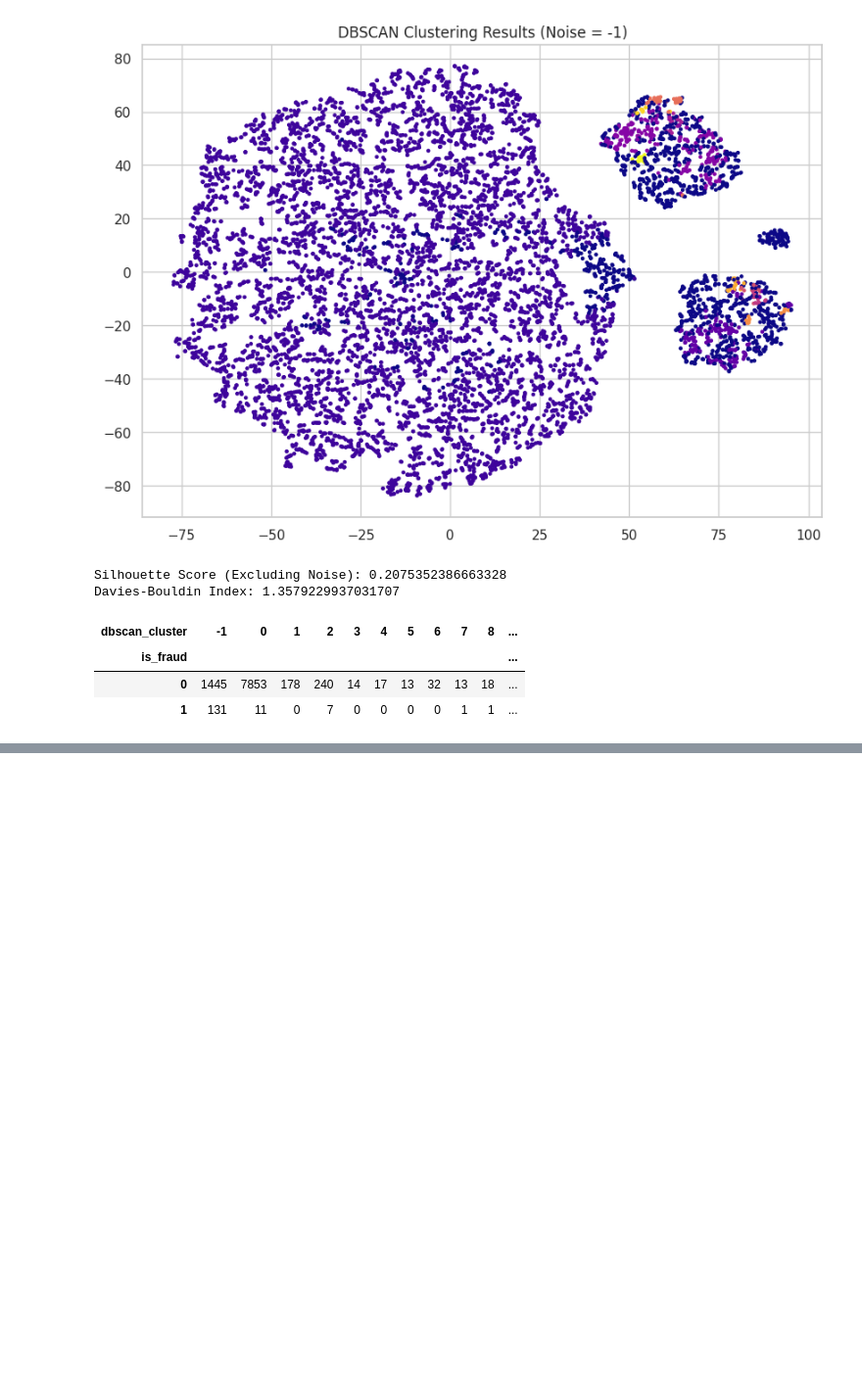
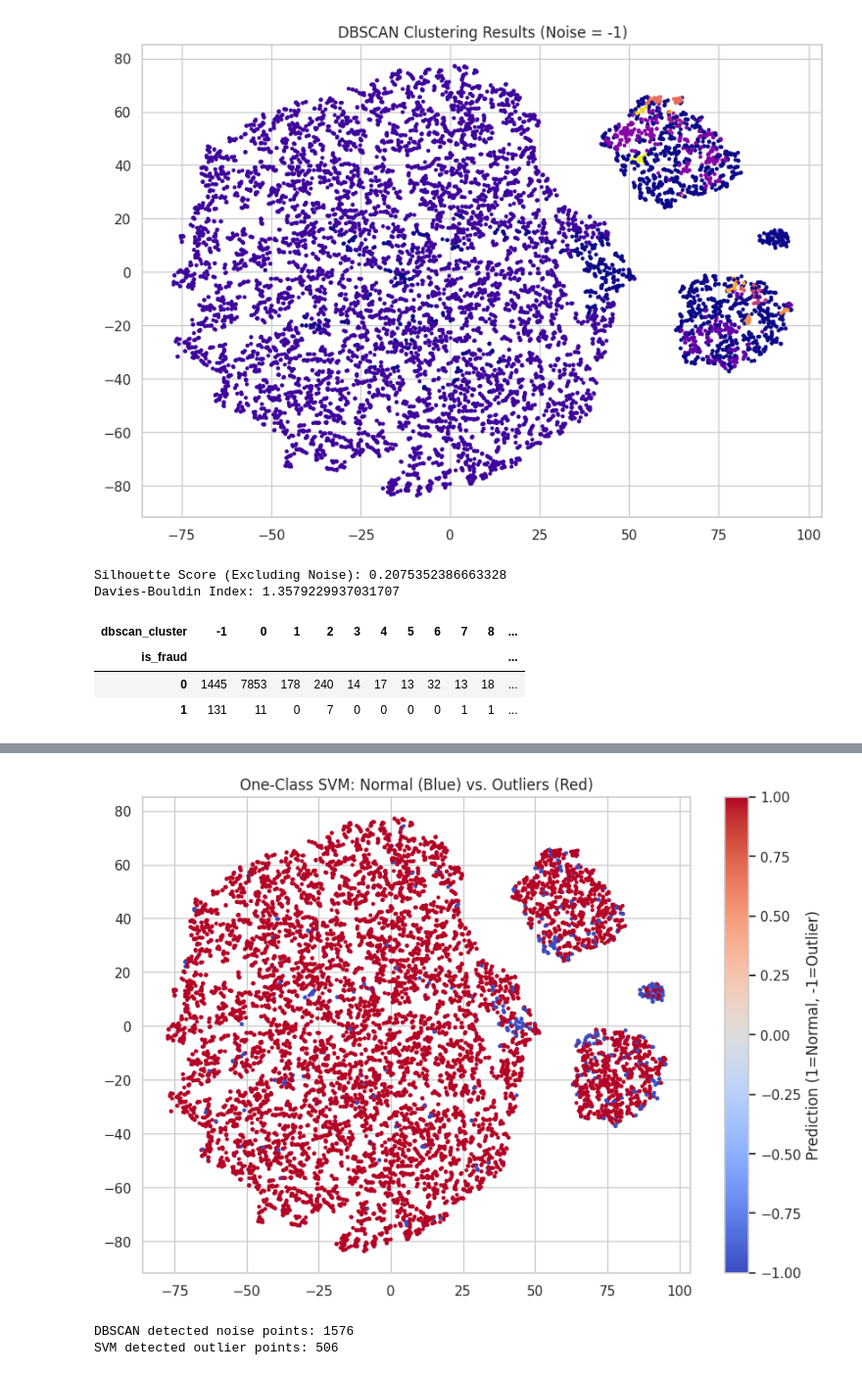
Before and after one commit to YamenObeidat/Activity-3--DBSCAN-PCA, a Jupyter notebook: final_project_2.ipynb, the cells around one changed output, grey strips where cells are left out. Shown at 98% size. Drawn from its saved outputs; the diff is of its cells as text; code cells hidden in the pictures; blank space fills up the shorter version.

```diff
--- a/final_project_2.ipynb
+++ b/final_project_2.ipynb
@@ -260,0 +281,20 @@ Davies-Bouldin Index: 1.3579229937031707
+# %%
+from sklearn.svm import OneClassSVM
+
+oc_svm = OneClassSVM(kernel='rbf', gamma='scale', nu=0.05)
+oc_svm_preds = oc_svm.fit_predict(X_pca)
+
+df_cleaned['ocsvm_cluster'] = oc_svm_preds
+
+plt.figure(figsize=(10, 7))
+plt.scatter(X_tsne[:, 0], X_tsne[:, 1], c=oc_svm_preds, cmap='coolwarm', s=5)
+plt.title('One-Class SVM: Normal (Blue) vs. Outliers (Red)')
+plt.colorbar(label='Prediction (1=Normal, -1=Outlier)')
+plt.show()
+
+print("DBSCAN detected noise points:", (db_clusters == -1).sum())
+print("SVM detected outlier points:", (oc_svm_preds == -1).sum())
+# %% [output]
+[figure, added]
+DBSCAN detected noise points: 1576
+SVM detected outlier points: 506
```
Also changed, not shown: parts of 1 cell of this notebook.
